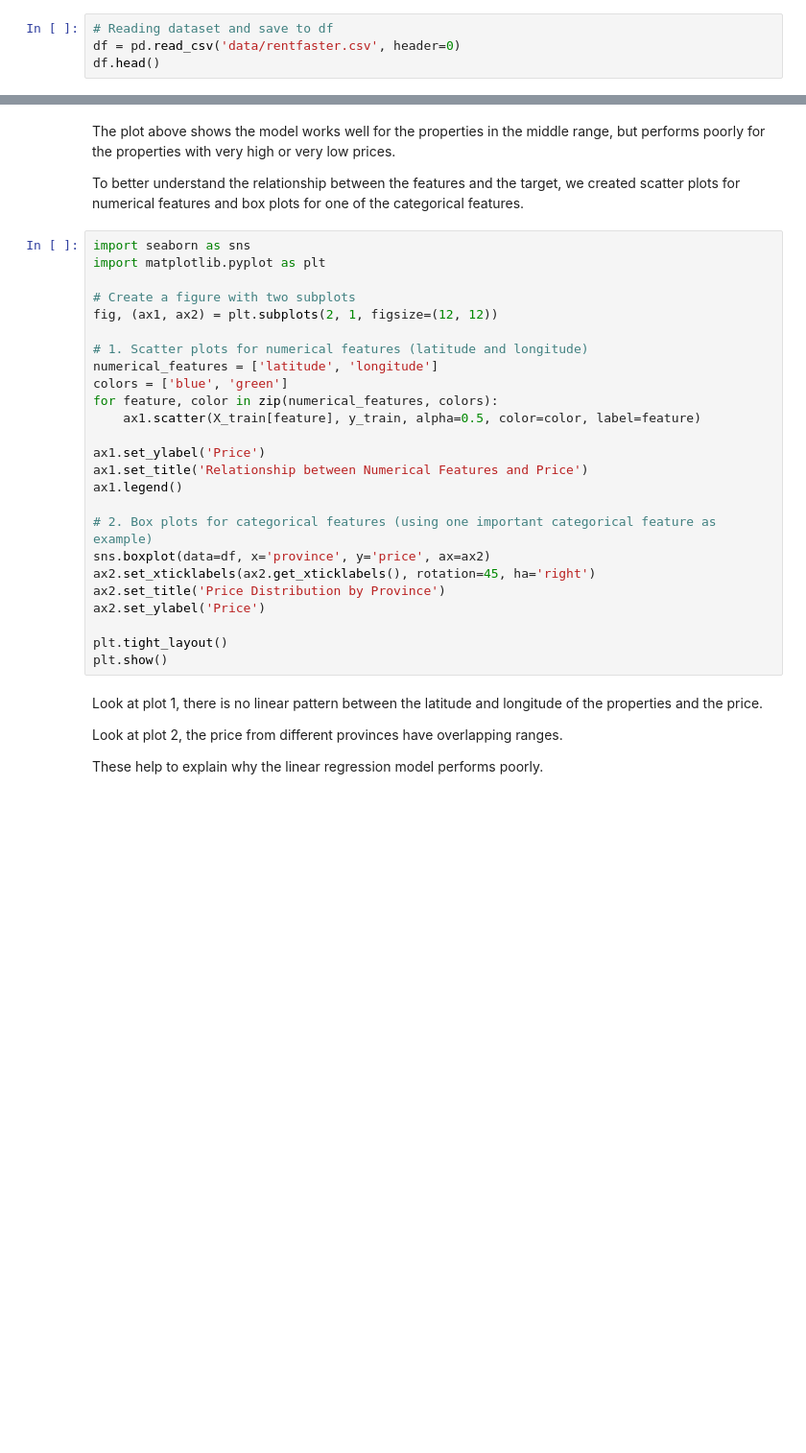
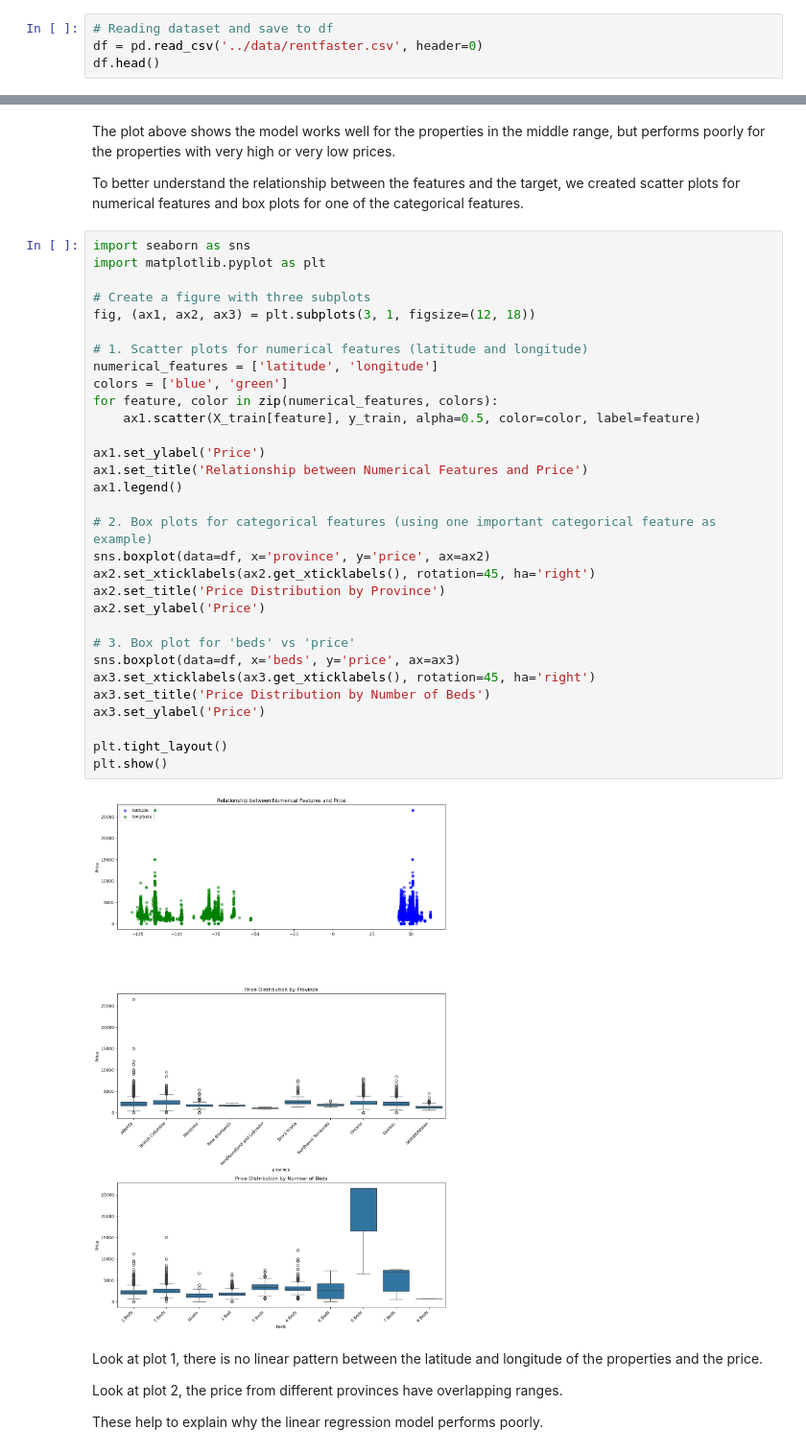
Before and after one commit to RZhang370902/Rent-Price-Analysis-611, a Jupyter notebook: notebooks/611_Project_Wu_Zhang.ipynb, the cells around one changed output, grey strips where cells are left out. Shown: that part at 96% size. Cells and saved outputs as stored; diff of their text form; blank space fills up the shorter version.

```diff
--- a/notebooks/611_Project_Wu_Zhang.ipynb
+++ b/notebooks/611_Project_Wu_Zhang.ipynb
@@ -17,6 +17,6 @@ import pandas as pd
 ### Load the data
 # %%
 # Reading dataset and save to df
-df = pd.read_csv('data/rentfaster.csv', header=0)
+df = pd.read_csv('../data/rentfaster.csv', header=0)
 df.head()
 # %% [output]
@@ -147,28 +256,36 @@ To better understand the relationship between the features and the target, we cr
 # %%
 import seaborn as sns
 import matplotlib.pyplot as plt
 
-# Create a figure with two subplots
-fig, (ax1, ax2) = plt.subplots(2, 1, figsize=(12, 12))
+# Create a figure with three subplots
+fig, (ax1, ax2, ax3) = plt.subplots(3, 1, figsize=(12, 18))
 
 # 1. Scatter plots for numerical features (latitude and longitude)
 numerical_features = ['latitude', 'longitude']
 colors = ['blue', 'green']
 for feature, color in zip(numerical_features, colors):
     ax1.scatter(X_train[feature], y_train, alpha=0.5, color=color, label=feature)
 
 ax1.set_ylabel('Price')
 ax1.set_title('Relationship between Numerical Features and Price')
 ax1.legend()
 
 # 2. Box plots for categorical features (using one important categorical feature as example)
 sns.boxplot(data=df, x='province', y='price', ax=ax2)
 ax2.set_xticklabels(ax2.get_xticklabels(), rotation=45, ha='right')
 ax2.set_title('Price Distribution by Province')
 ax2.set_ylabel('Price')
 
+# 3. Box plot for 'beds' vs 'price'
+sns.boxplot(data=df, x='beds', y='price', ax=ax3)
+ax3.set_xticklabels(ax3.get_xticklabels(), rotation=45, ha='right')
+ax3.set_title('Price Distribution by Number of Beds')
+ax3.set_ylabel('Price')
+
 plt.tight_layout()
 plt.show()
+# %% [output]
+[figure, added]
 # %% [markdown]
 Look at plot 1, there is no linear pattern between the latitude and longitude of the properties and the price.
 
```
Also changed, not shown: parts of 18 cells of this notebook, 5 other files.
